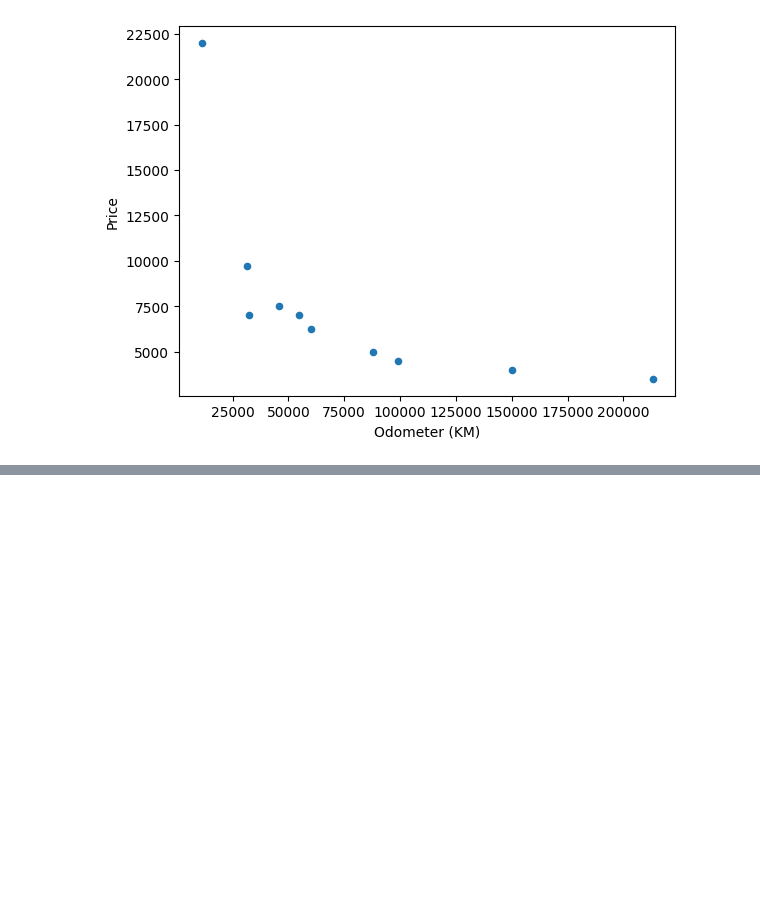
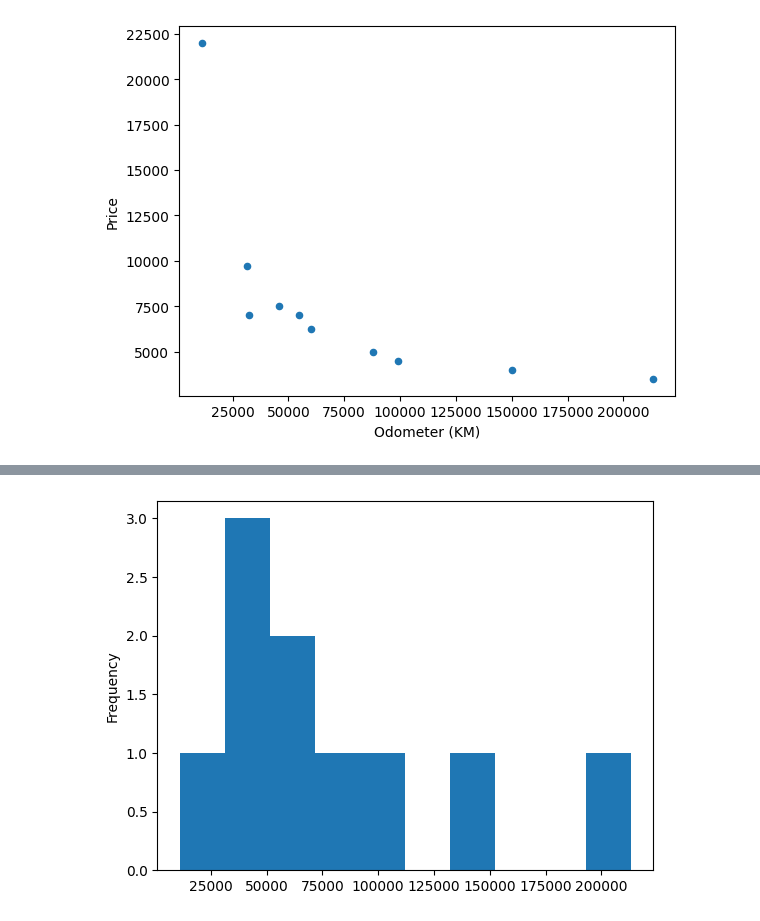
Before and after one commit to gouravguptacom/machine-learning-ztm, a Jupyter notebook: 4-matplotlib-seaborn.ipynb, the cells around one changed output, grey strips where cells are left out. Saved outputs shown, nothing was run; the diff lists cells and outputs as text; code cells hidden in the pictures; blank space fills up the shorter version.

```diff
--- a/4-matplotlib-seaborn.ipynb
+++ b/4-matplotlib-seaborn.ipynb
@@ -299,0 +346,6 @@ car_sales.plot(x="Odometer (KM)", y="Price", kind="scatter");
+# %%
+# Histogram's
+
+car_sales["Odometer (KM)"].plot.hist();
+# %% [output]
+[figure, added]
```
Also changed, not shown: parts of 25 cells of this notebook, 1 other file.
